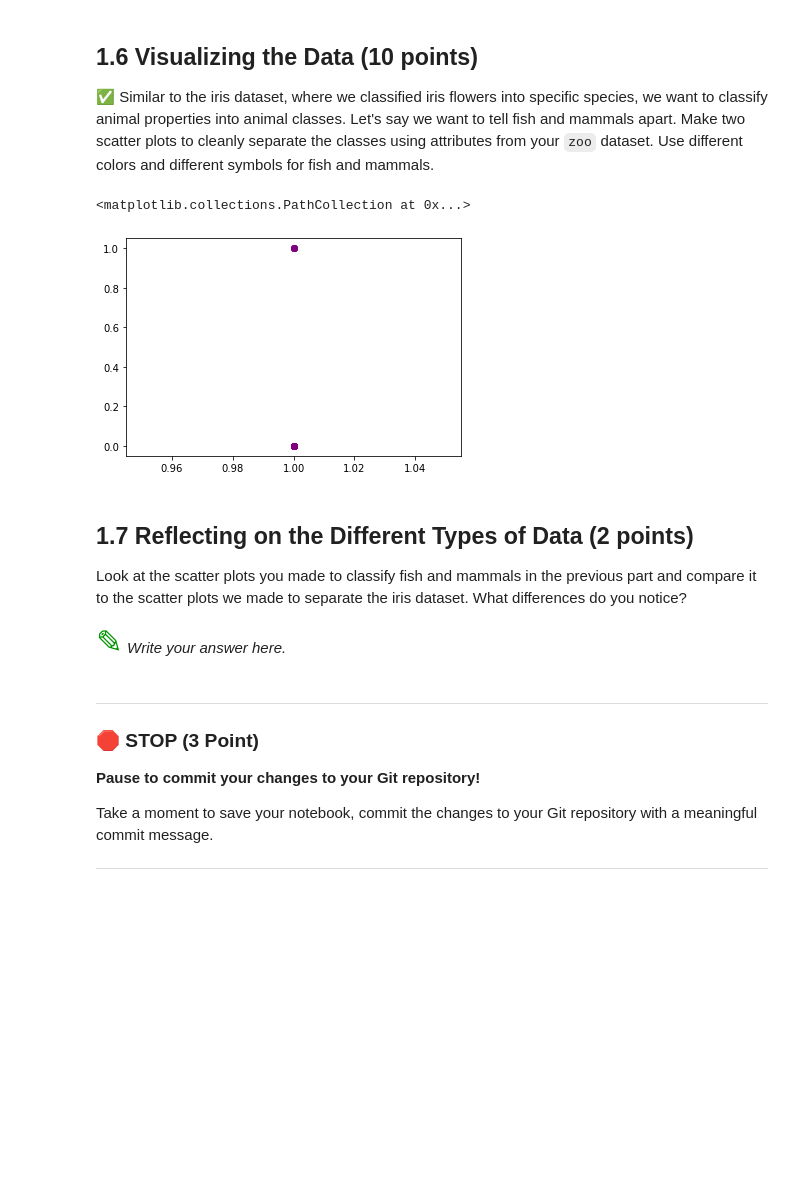
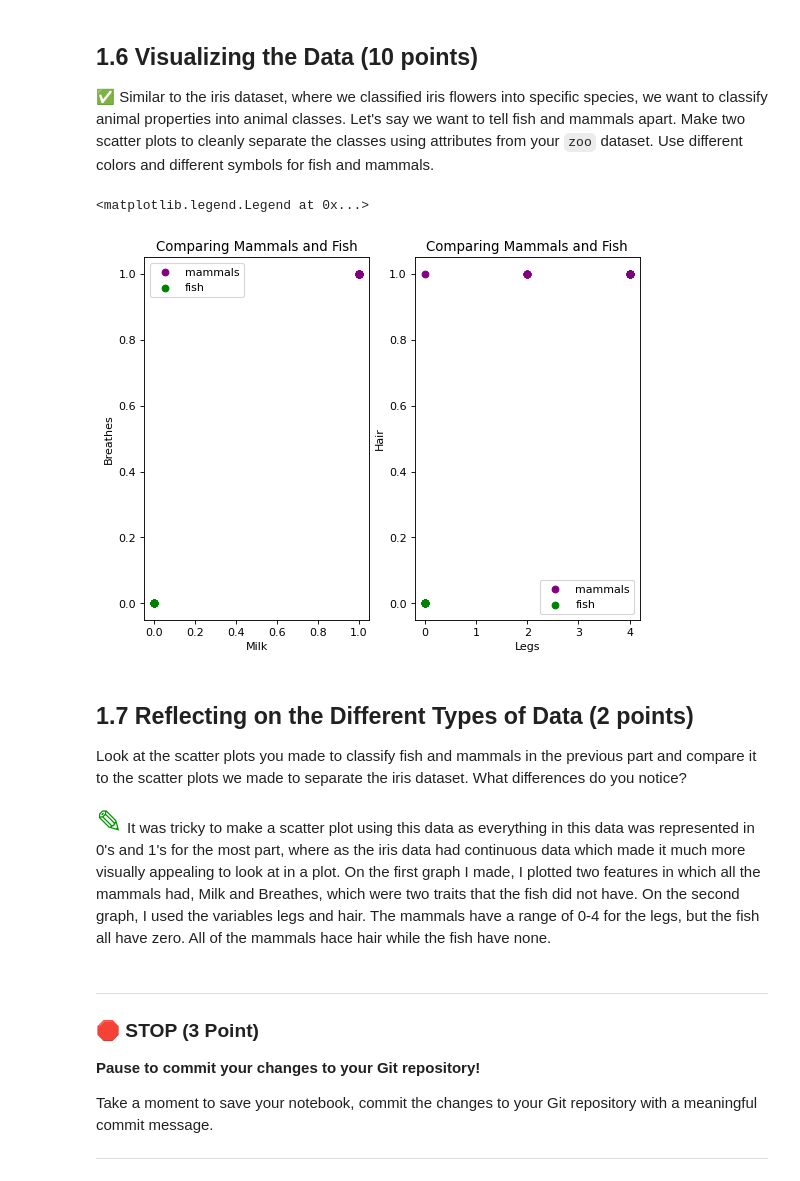
Before and after one commit to dcarmstron9/CMSE202-s23-turnin, a Jupyter notebook: HW#2.ipynb, the cells around one changed output. Drawn from its saved outputs; the diff is of its cells as text; code cells hidden in the pictures; blank space fills up the shorter version.

```diff
--- a/HW#2.ipynb
+++ b/HW#2.ipynb
@@ -154,20 +154,36 @@ animals_groups.describe()
 
 &#9989; Similar to the iris dataset, where we classified iris flowers into specific species, we want to classify animal properties into animal classes. Let's say we want to tell fish and mammals apart. Make two scatter plots to cleanly separate the classes using attributes from your `zoo` dataset. Use different colors and different symbols for fish and mammals.
 # %%
-# import matplotlib.pyplot as plt
-# mammals = zoo[zoo['class_type'] == 1]
-# fish = zoo[zoo['class_type'] == 2]
-# import seaborn as sns
-# plt.scatter(mammals['backbone'], mammals['fins'], color = 'purple')
+import matplotlib.pyplot as plt
+mammals = zoo[zoo['class_type'] == 1]
+fish = zoo[zoo['class_type'] == 4]
+from matplotlib.pyplot import figure
+figure(figsize=(8, 6), dpi=80)
+
+plt.subplot(1,2,1)
+plt.scatter(mammals['milk'], mammals['breathes'], color = 'purple', label = 'mammals')
+plt.scatter(fish['milk'], fish['breathes'], color = 'green', label = 'fish')
+plt.xlabel('Milk')
+plt.ylabel('Breathes')
+plt.title('Comparing Mammals and Fish')
+plt.legend()
+
+plt.subplot(1,2,2)
+plt.scatter(mammals['legs'], mammals['hair'], color = 'purple', label = 'mammals')
+plt.scatter(fish['legs'], fish['hair'], color = 'green', label = 'fish')
+plt.xlabel('Legs')
+plt.ylabel('Hair')
+plt.title('Comparing Mammals and Fish')
+plt.legend()
 # %% [output]
-<matplotlib.collections.PathCollection at 0x...>
+<matplotlib.legend.Legend at 0x...>
-[figure, old version]
+[figure, new version]
 # %% [markdown]
 ## 1.7 Reflecting on the Different Types of Data (2 points)
 
 Look at the scatter plots you made to classify fish and mammals in the previous part and compare it to the scatter plots we made to separate the iris dataset. What differences do you notice?
 # %% [markdown]
-<font size=6 color="#009600">&#9998;</font> *Write your answer here.*
+<font size=6 color="#009600">&#9998;</font> It was tricky to make a scatter plot using this data as everything in this data was represented in 0's and 1's for the most part, where as the iris data had continuous data which made it much more visually appealing to look at in a plot. On the first graph I made, I plotted two features in which all the mammals had, Milk and Breathes, which were two traits that the fish did not have. On the second graph, I used the variables legs and hair. The mammals have a range of 0-4 for the legs, but the fish all have zero. All of the mammals hace hair while the fish have none.
 # %% [markdown]
 ---
 ### &#128721; STOP (3 Point)
```
Also changed, not shown: parts of 3 cells of this notebook.
